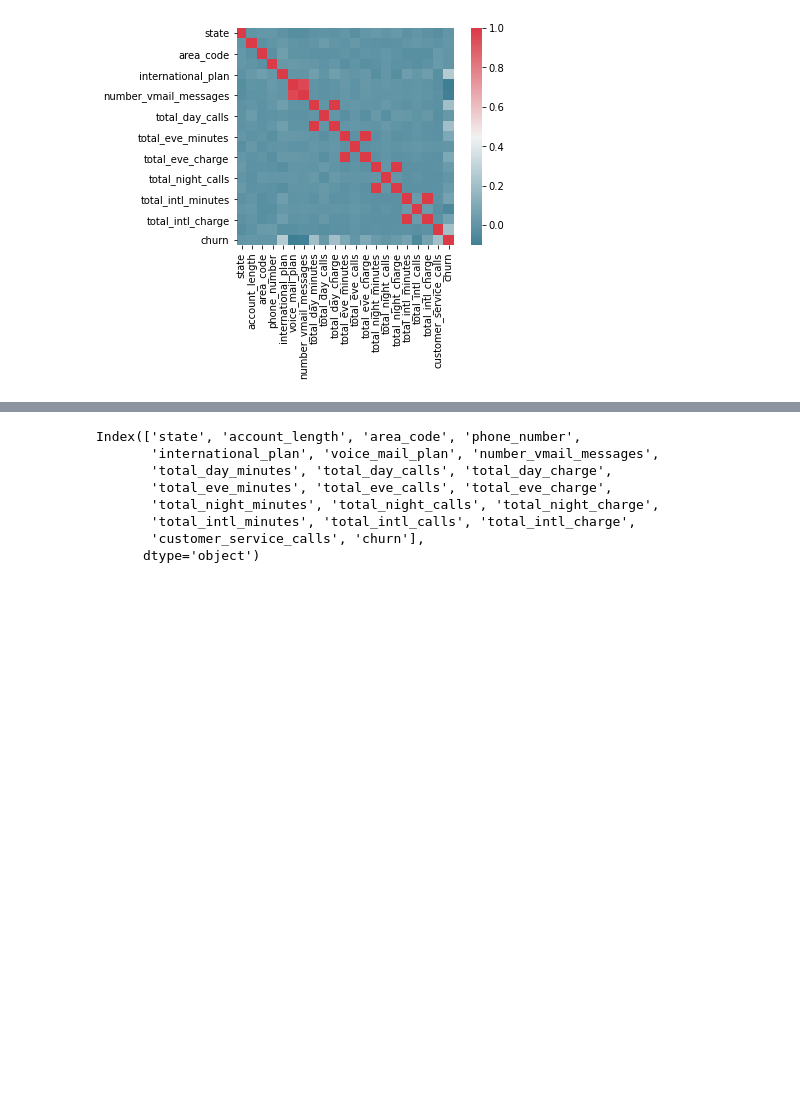
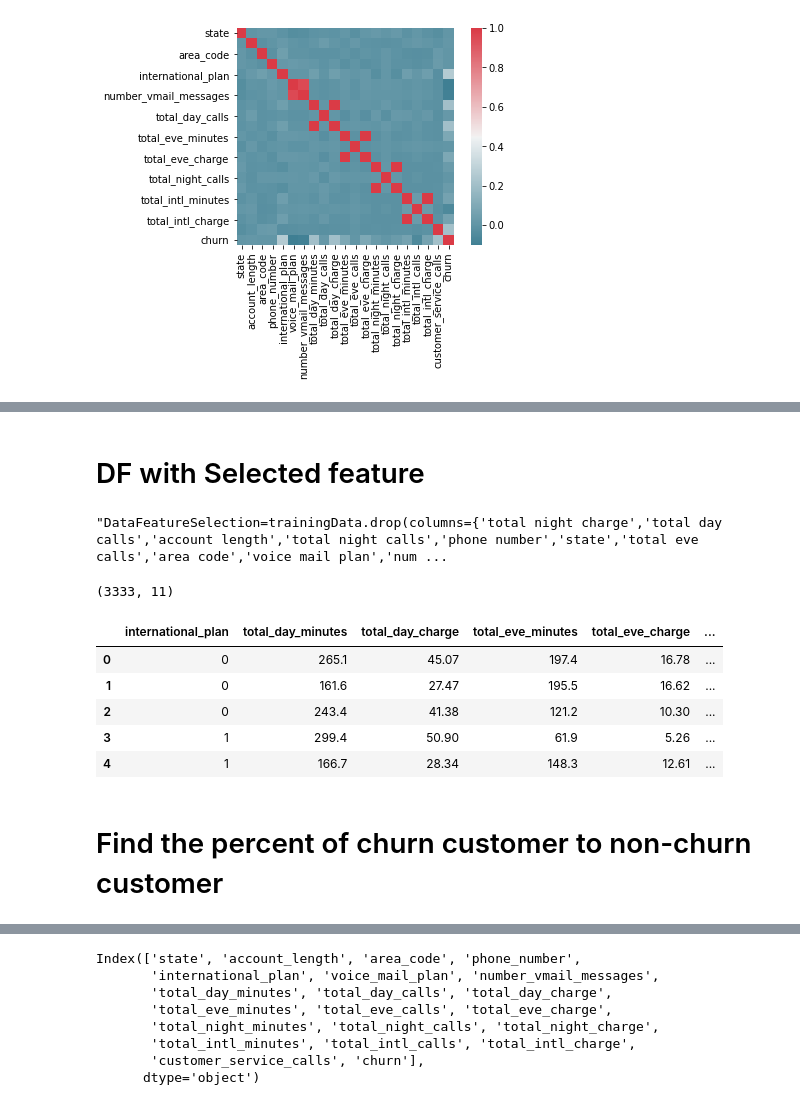
Before and after one commit to duhajarrar/TelecomMIT, a Jupyter notebook: telecom.ipynb, the cells around one changed output, grey strips where cells are left out. Cells and saved outputs as stored; diff of their text form; code cells hidden in the pictures; blank space fills up the shorter version.

```diff
--- a/telecom.ipynb
+++ b/telecom.ipynb
@@ -67,0 +136,22 @@ sns.heatmap(corr, mask=np.zeros_like(corr, dtype=np.bool), cmap=sns.diverging_pa
+# %% [markdown]
+# DF with Selected feature
+# %%
+'''DataFeatureSelection=trainingData.drop(columns={'total night charge','total day calls','account length','total night calls','phone number','state','total eve calls','area code','voice mail plan','number vmail messages'})
+print(DataFeatureSelection.shape)
+DataFeatureSelection.head()'''
+# %% [output]
+"DataFeatureSelection=trainingData.drop(columns={'total night charge','total day calls','account length','total night calls','phone number','state','total eve calls','area code','voice mail plan','num ...
+# %%
+DataFeatureSelection=trainingData.drop(columns={'total_night_charge','total_day_calls','account_length','total_night_calls','phone_number','state','total_eve_calls','area_code','voice_mail_plan','number_vmail_messages'})
+print(DataFeatureSelection.shape)
+DataFeatureSelection.head()
+# %% [output]
+(3333, 11)
+|  | international_plan | total_day_minutes | total_day_charge | total_eve_minutes | total_eve_charge | ... |
+| 0 | 0 | 265.1 | 45.07 | 197.4 | 16.78 | ... |
+| 1 | 0 | 161.6 | 27.47 | 195.5 | 16.62 | ... |
+| 2 | 0 | 243.4 | 41.38 | 121.2 | 10.30 | ... |
+| 3 | 1 | 299.4 | 50.90 | 61.9 | 5.26 | ... |
+| 4 | 1 | 166.7 | 28.34 | 148.3 | 12.61 | ... |
+# %% [markdown]
+# Find the percent of churn customer to non-churn customer
```
Also changed, not shown: parts of 46 cells of this notebook.
